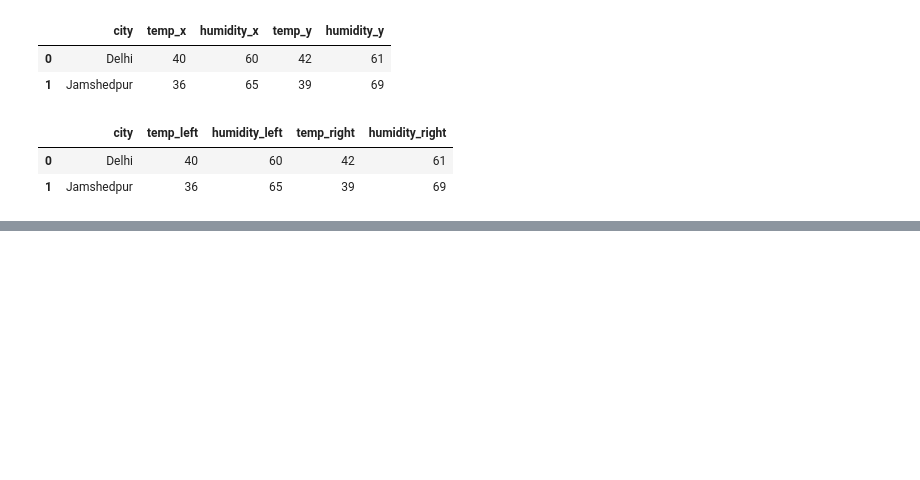
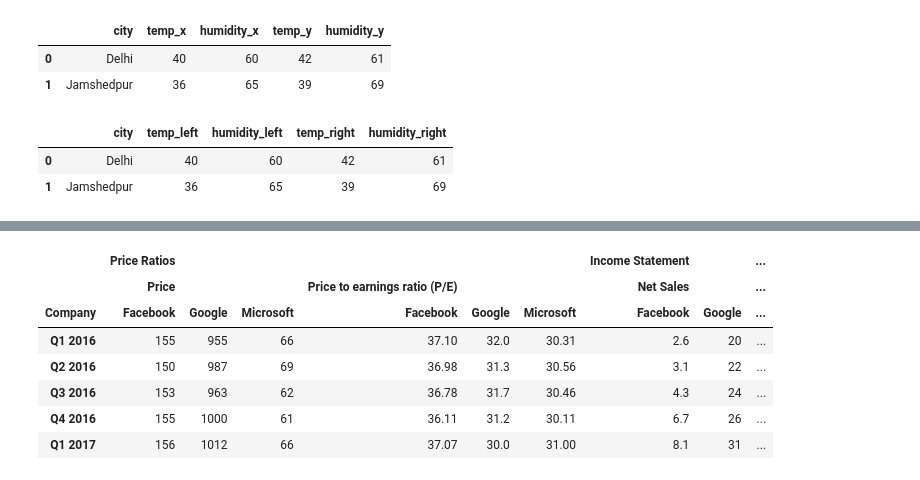
Before and after one commit to sumitpriye/Ml_Practice_CB, a Jupyter notebook: Pandas/Pandas.ipynb, the cells around one changed output, grey strips where cells are left out. Cells and saved outputs as stored; diff of their text form; code cells hidden in the pictures; blank space fills up the shorter version.

```diff
--- a/Pandas/Pandas.ipynb
+++ b/Pandas/Pandas.ipynb
@@ -376,0 +687,12 @@ df
+# %%
+df = pd.read_excel('stocks_3_levels.xlsx',header=[0,1,2],index_col=0)
+df
+# %% [output]
+|  | Price Ratios |  |  |  |  |  | Income Statement |  | ... |
+|  | Price |  |  | Price to earnings ratio (P/E) |  |  | Net Sales |  | ... |
+| Company | Facebook | Google | Microsoft | Facebook | Google | Microsoft | Facebook | Google | ... |
+| Q1 2016 | 155 | 955 | 66 | 37.10 | 32.0 | 30.31 | 2.6 | 20 | ... |
+| Q2 2016 | 150 | 987 | 69 | 36.98 | 31.3 | 30.56 | 3.1 | 22 | ... |
+| Q3 2016 | 153 | 963 | 62 | 36.78 | 31.7 | 30.46 | 4.3 | 24 | ... |
+| Q4 2016 | 155 | 1000 | 61 | 36.11 | 31.2 | 30.11 | 6.7 | 26 | ... |
+| Q1 2017 | 156 | 1012 | 66 | 37.07 | 30.0 | 31.00 | 8.1 | 31 | ... |
```
Also changed, not shown: parts of 42 cells of this notebook, 6 other files.
